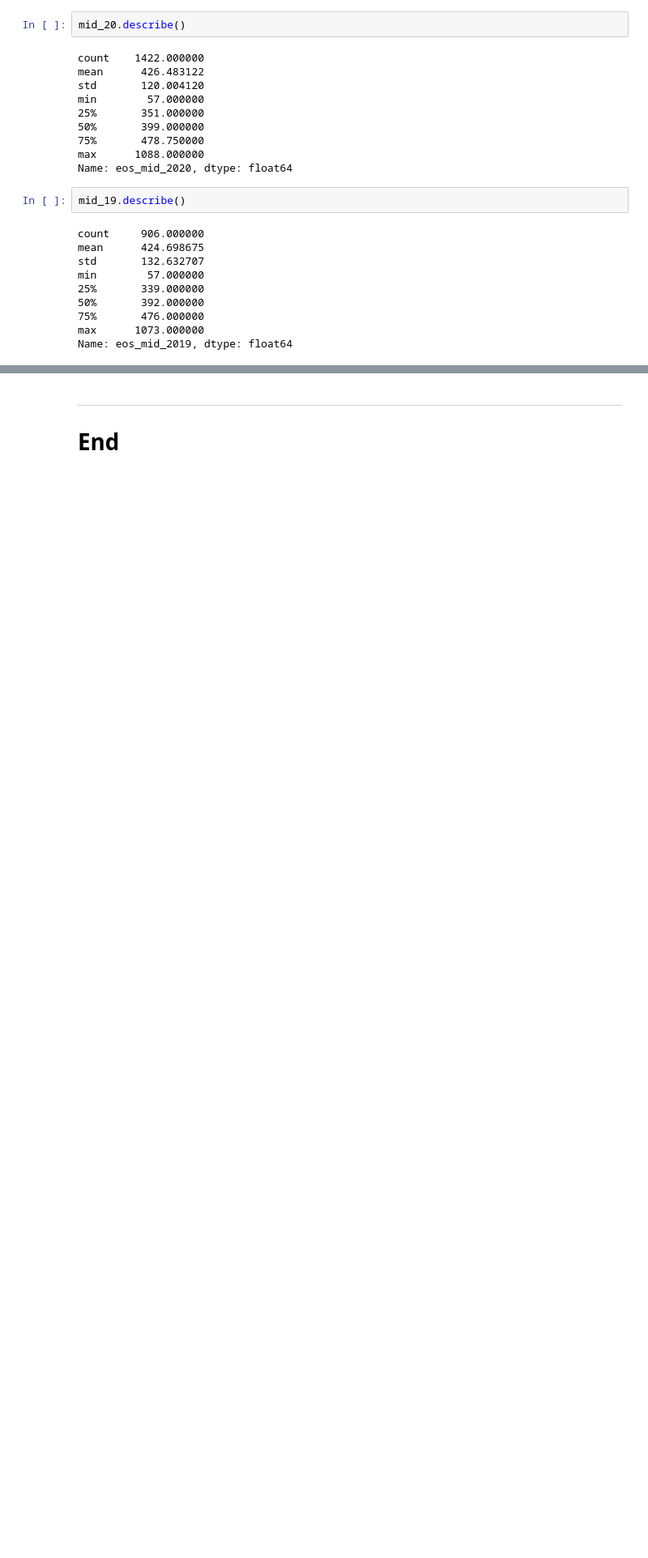
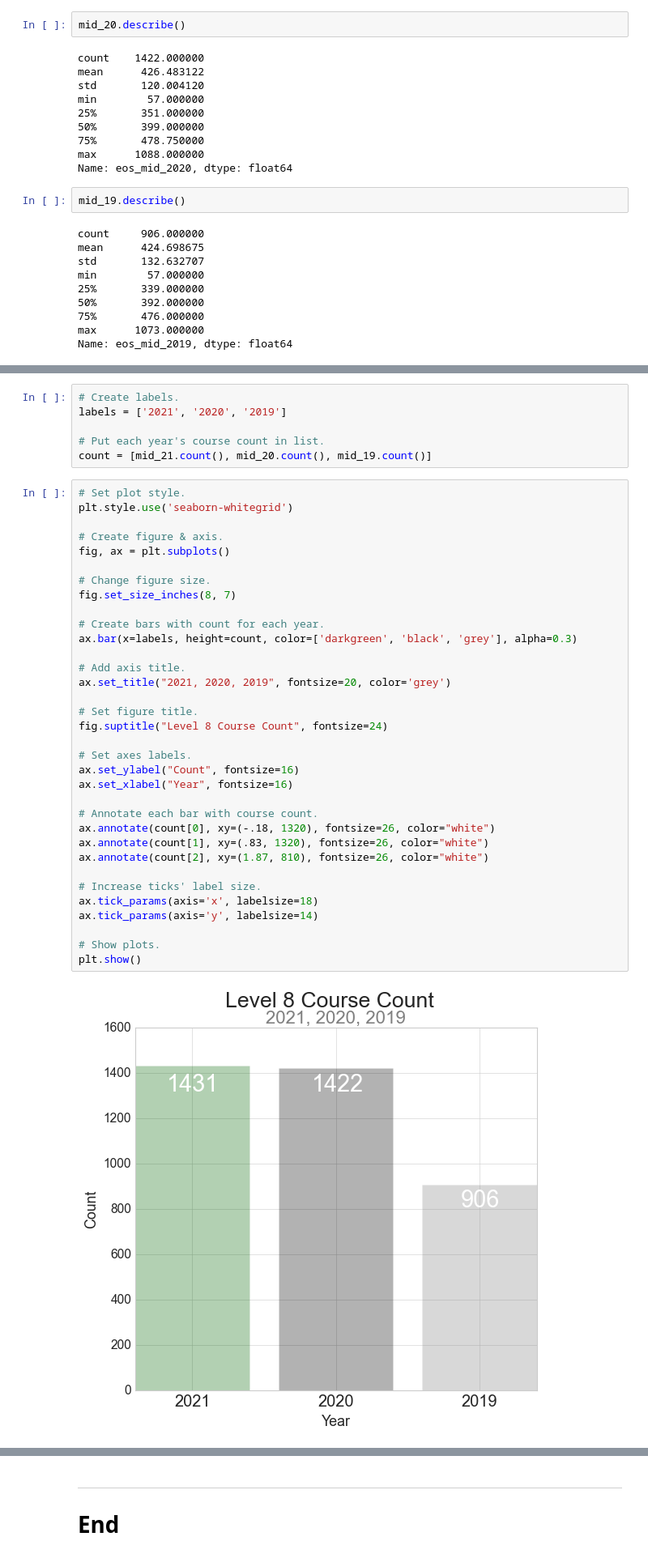
Before and after one commit to Izardo/Fundamentals_of_Data_Analysis, a Jupyter notebook: cao.ipynb, the cells around one changed output, grey strips where cells are left out. Shown at 81% size. Saved outputs shown, nothing was run; the diff lists cells and outputs as text; blank space fills up the shorter version.

```diff
--- a/cao.ipynb
+++ b/cao.ipynb
@@ -1241,0 +1297,42 @@ From this rudimentary analysis, a few observations can be made from the data alr
+# %%
+# Create labels.
+labels = ['2021', '2020', '2019']
+
+# Put each year's course count in list.
+count = [mid_21.count(), mid_20.count(), mid_19.count()]
+# %%
+# Set plot style.
+plt.style.use('seaborn-whitegrid')
+
+# Create figure & axis.
+fig, ax = plt.subplots()
+
+# Change figure size.
+fig.set_size_inches(8, 7)
+
+# Create bars with count for each year.
+ax.bar(x=labels, height=count, color=['darkgreen', 'black', 'grey'], alpha=0.3)
+
+# Add axis title.
+ax.set_title("2021, 2020, 2019", fontsize=20, color='grey')
+
+# Set figure title.
+fig.suptitle("Level 8 Course Count", fontsize=24)
+
+# Set axes labels.
+ax.set_ylabel("Count", fontsize=16)
+ax.set_xlabel("Year", fontsize=16)
+
+# Annotate each bar with course count.
+ax.annotate(count[0], xy=(-.18, 1320), fontsize=26, color="white")
+ax.annotate(count[1], xy=(.83, 1320), fontsize=26, color="white")
+ax.annotate(count[2], xy=(1.87, 810), fontsize=26, color="white")
+
+# Increase ticks' label size.
+ax.tick_params(axis='x', labelsize=18)
+ax.tick_params(axis='y', labelsize=14)
+
+# Show plots.
+plt.show()
+# %% [output]
+[figure, added]
```
Also changed, not shown: parts of 27 cells of this notebook, 9 other files.
